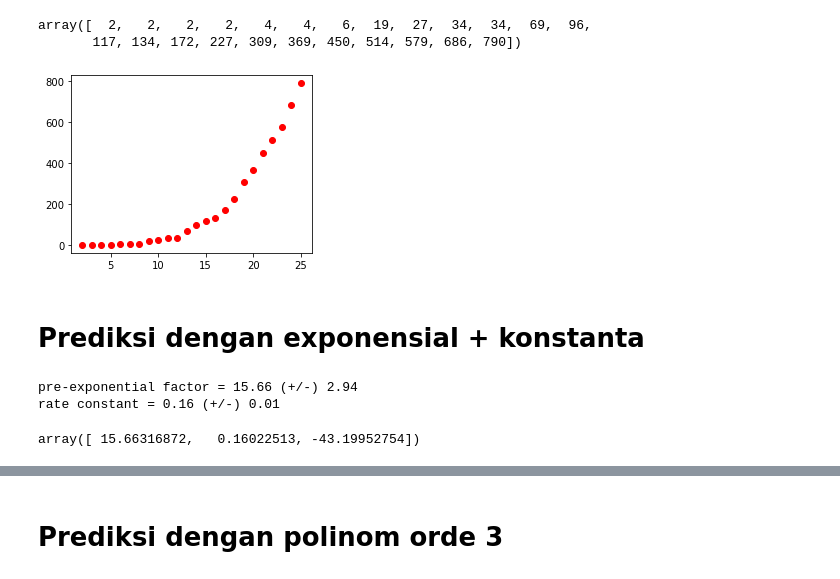
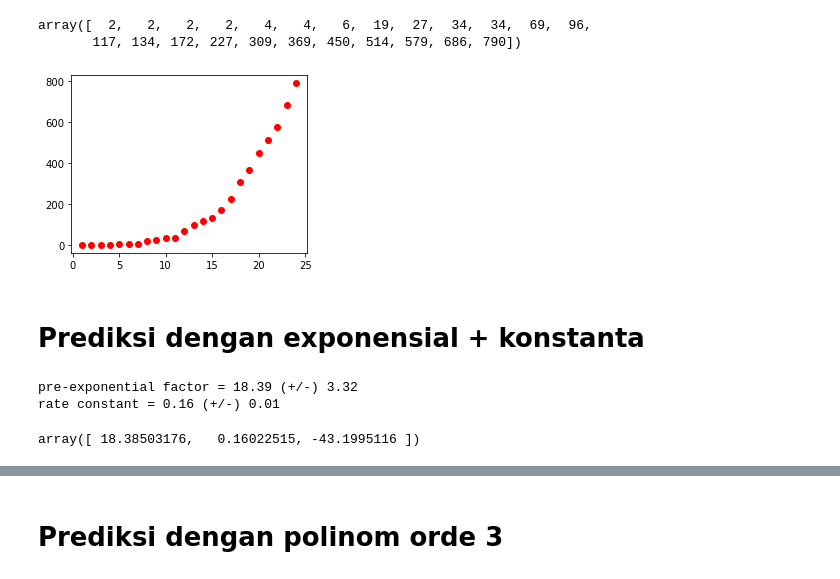
Before and after one commit to waskita/covid19, a Jupyter notebook: covid19-indonesia-prediksi.ipynb, the cells around one changed output, grey strips where cells are left out. Drawn from its saved outputs; the diff is of its cells as text; code cells hidden in the pictures.

Commit message:
Update covid19-indonesia-prediksi.ipynb
ganti sumbu x dengan hari-ke

```diff
--- a/covid19-indonesia-prediksi.ipynb
+++ b/covid19-indonesia-prediksi.ipynb
@@ -12,8 +12,8 @@ from matplotlib import gridspec
 import matplotlib.ticker as ticker
 %matplotlib inline
 # %%
-covid_x=[2,3,4,5,6,7, 8.00 , 9.00 , 10.00 , 11.00 , 12.00 , 13.00 , 14.00 , 15.00 , 16.00 , 17.00 , 18.00 , 19.00 , 20.00 ,
- 21.00 , 22.00 , 23.00 , 24.00,25 ]
+covid_x=[1,2,3,4,5,6,7, 8.00 , 9.00 , 10.00 , 11.00 , 12.00 , 13.00 , 14.00 , 15.00 , 16.00 , 17.00 , 18.00 , 19.00 , 20.00 ,
+ 21.00 , 22.00 , 23.00 , 24.00 ]
 # %%
 covid_y=[2,2,2,2,4,4,6,19,27,34,34,69,96,117,134,172,227,309,369,450,514,579,686,790]
 # %%
@@ -45,30 +45,15 @@ array([  2,   2,   2,   2,   4,   4,   6,  19,  27,  34,  34,  69,  96,
 # %%
 # plot data mentah
 fig = plt.figure(figsize=(4,3))
-gs = gridspec.GridSpec(1,1)
+#gs = gridspec.GridSpec(1,1)
 ax1 = fig.add_subplot(gs[0])
 
 ax1.plot(np_covid_x, np_covid_y, "ro")
 
-#ax1.set_xlim(0,11)
-#ax1.set_ylim(-0.1,0.7)
-
-#ax1.set_xlabel("x_array",family="serif",  fontsize=12)
-#ax1.set_ylabel("y_array",family="serif",  fontsize=12)
-
-#ax1.xaxis.set_major_locator(ticker.MultipleLocator(2))
-#ax1.yaxis.set_major_locator(ticker.MultipleLocator(0.2))
-
-#ax1.xaxis.set_minor_locator(AutoMinorLocator(2))
-#ax1.yaxis.set_minor_locator(AutoMinorLocator(2))
-
-#ax1.tick_params(axis='both',which='major', direction="out", top="on", right="on", bottom="on", length=8, labelsize=8)
-#ax1.tick_params(axis='both',which='minor', direction="out", top="on", right="on", bottom="on", length=5, labelsize=8)
-
 fig.tight_layout()
 fig.savefig("rawExponential.png", format="png",dpi=1000)
 # %% [output]
-[figure, old version]
+[figure, new version]
 # %% [markdown]
 # Prediksi dengan exponensial + konstanta
 # %%
@@ -94,12 +79,12 @@ perr_exponential = np.sqrt(np.diag(pcov_exponential))
 print ("pre-exponential factor = %0.2f (+/-) %0.2f" % (popt_exponential[0], perr_exponential[0]))
 print ("rate constant = %0.2f (+/-) %0.2f" % (popt_exponential[1], perr_exponential[1]))
 # %% [output]
-pre-exponential factor = 15.66 (+/-) 2.94
+pre-exponential factor = 18.39 (+/-) 3.32
 rate constant = 0.16 (+/-) 0.01
 # %%
 popt_exponential
 # %% [output]
-array([ 15.66316872,   0.16022513, -43.19952754])
+array([ 18.38503176,   0.16022515, -43.1995116 ])
 # %%
 covid_y_pred_np=exponential(covid_x_pred_np, *popt_exponential)
 # %%
```
Also changed, not shown: parts of 9 cells of this notebook.
